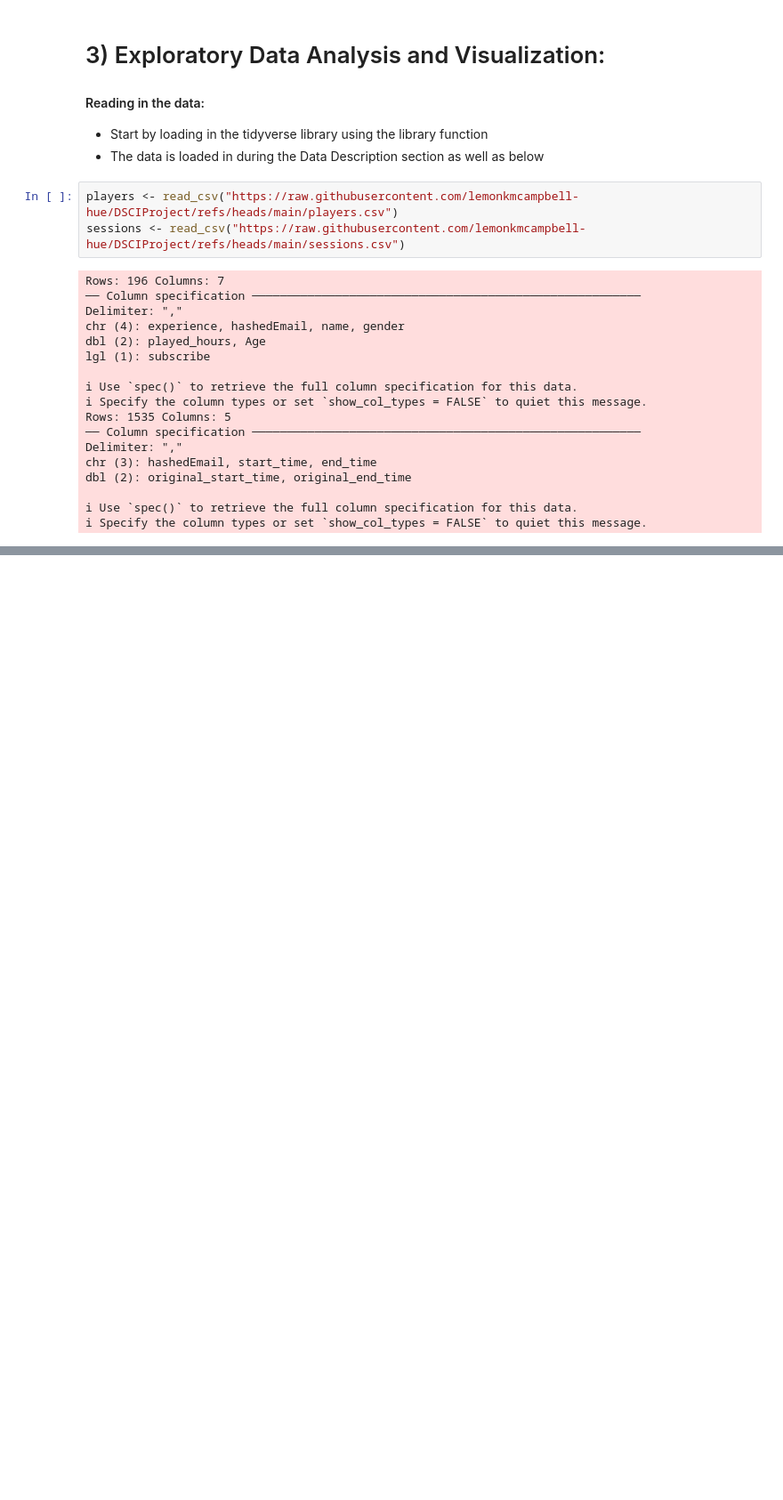
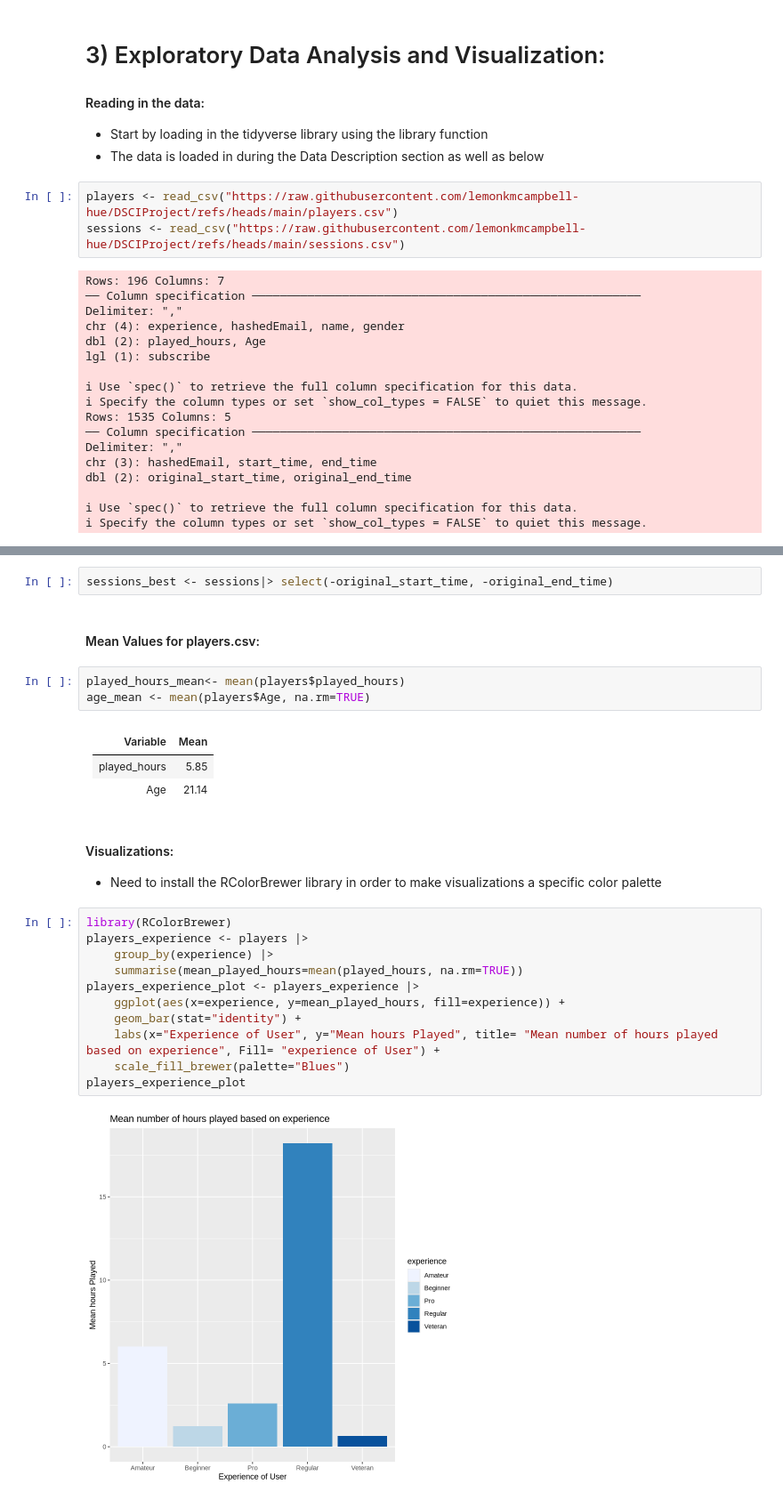
Before and after one commit to lemonkmcampbell-hue/DSCIProject, a Jupyter notebook: individualproject.ipynb, the cells around one changed output, grey strips where cells are left out. Shown at 89% size. Cells and saved outputs as stored; diff of their text form; blank space fills up the shorter version.

Commit message:
Added visualizations and more statistics for the players.csv dataset

```diff
--- a/individualproject.ipynb
+++ b/individualproject.ipynb
@@ -105,0 +111,28 @@ dbl (2): original_start_time, original_end_time
+# %%
+sessions_best <- sessions|> select(-original_start_time, -original_end_time)
+# %% [markdown]
+#### Mean Values for players.csv:
+# %%
+played_hours_mean<- mean(players$played_hours)
+age_mean <- mean(players$Age, na.rm=TRUE)
+# %% [markdown]
+|Variable|Mean|
+|--------|----|
+|played_hours|5.85|
+|Age|21.14|
+# %% [markdown]
+#### Visualizations:
+* Need to install the RColorBrewer library in order to make visualizations a specific color palette
+# %%
+library(RColorBrewer)
+players_experience <- players |>
+    group_by(experience) |>
+    summarise(mean_played_hours=mean(played_hours, na.rm=TRUE))
+players_experience_plot <- players_experience |>
+    ggplot(aes(x=experience, y=mean_played_hours, fill=experience)) +
+    geom_bar(stat="identity") +
+    labs(x="Experience of User", y="Mean hours Played", title= "Mean number of hours played based on experience", Fill= "experience of User") +
+    scale_fill_brewer(palette="Blues")
+players_experience_plot
+# %% [output]
+[figure, added]
```
Also changed, not shown: parts of 9 cells of this notebook.
